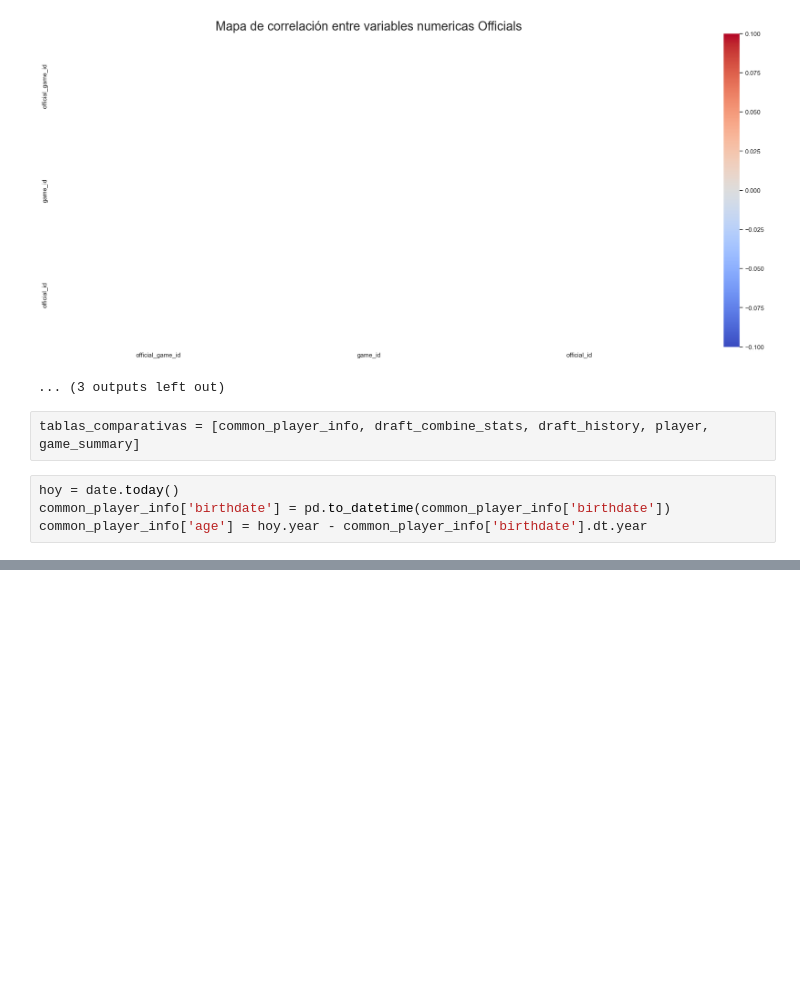
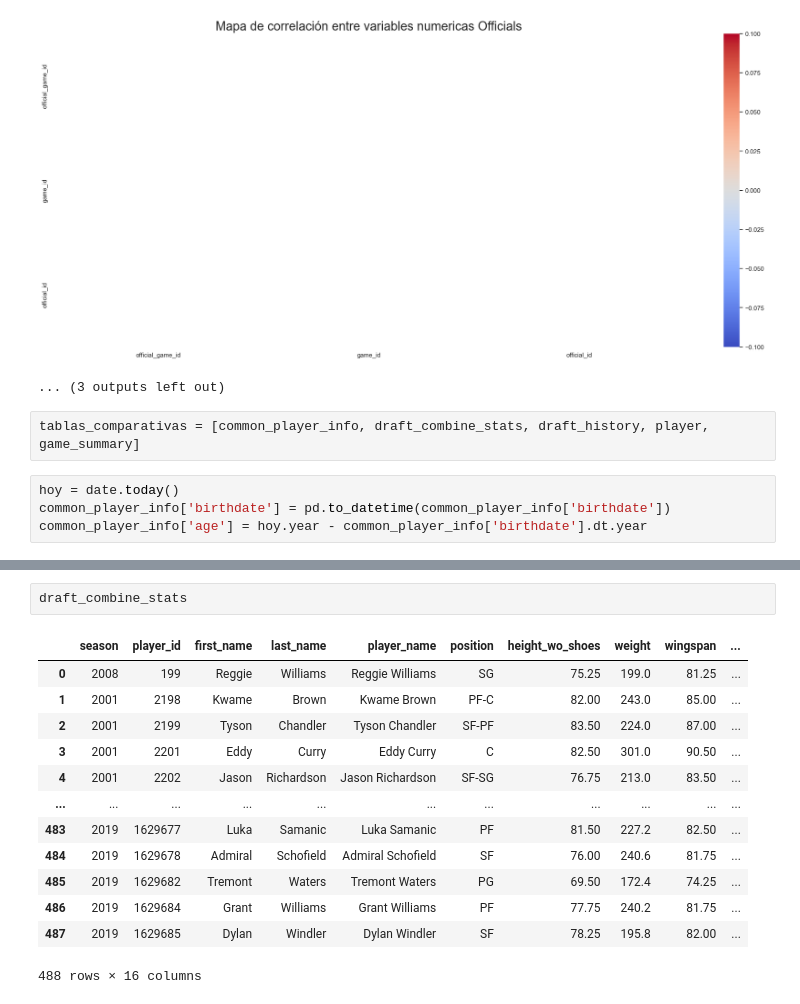
Before and after one commit to ardev-21/NBAnalytics, a Jupyter notebook: EDA - ELT/Analisis_exploratorio.ipynb, the cells around one changed output, grey strips where cells are left out. Drawn from its saved outputs; the diff is of its cells as text; blank space fills up the shorter version.

```diff
--- a/EDA - ELT/Analisis_exploratorio.ipynb
+++ b/EDA - ELT/Analisis_exploratorio.ipynb
@@ -99,0 +102,16 @@ plt.show()
+# %%
+draft_combine_stats
+# %% [output]
+|  | season | player_id | first_name | last_name | player_name | position | height_wo_shoes | weight | wingspan | ... |
+| 0 | 2008 | 199 | Reggie | Williams | Reggie Williams | SG | 75.25 | 199.0 | 81.25 | ... |
+| 1 | 2001 | 2198 | Kwame | Brown | Kwame Brown | PF-C | 82.00 | 243.0 | 85.00 | ... |
+| 2 | 2001 | 2199 | Tyson | Chandler | Tyson Chandler | SF-PF | 83.50 | 224.0 | 87.00 | ... |
+| 3 | 2001 | 2201 | Eddy | Curry | Eddy Curry | C | 82.50 | 301.0 | 90.50 | ... |
+| 4 | 2001 | 2202 | Jason | Richardson | Jason Richardson | SF-SG | 76.75 | 213.0 | 83.50 | ... |
+| ... | ... | ... | ... | ... | ... | ... | ... | ... | ... | ... |
+| 483 | 2019 | 1629677 | Luka | Samanic | Luka Samanic | PF | 81.50 | 227.2 | 82.50 | ... |
+| 484 | 2019 | 1629678 | Admiral | Schofield | Admiral Schofield | SF | 76.00 | 240.6 | 81.75 | ... |
+| 485 | 2019 | 1629682 | Tremont | Waters | Tremont Waters | PG | 69.50 | 172.4 | 74.25 | ... |
+| 486 | 2019 | 1629684 | Grant | Williams | Grant Williams | PF | 77.75 | 240.2 | 81.75 | ... |
+| 487 | 2019 | 1629685 | Dylan | Windler | Dylan Windler | SF | 78.25 | 195.8 | 82.00 | ... |
+488 rows × 16 columns
```
Also changed, not shown: parts of 4 cells of this notebook.
